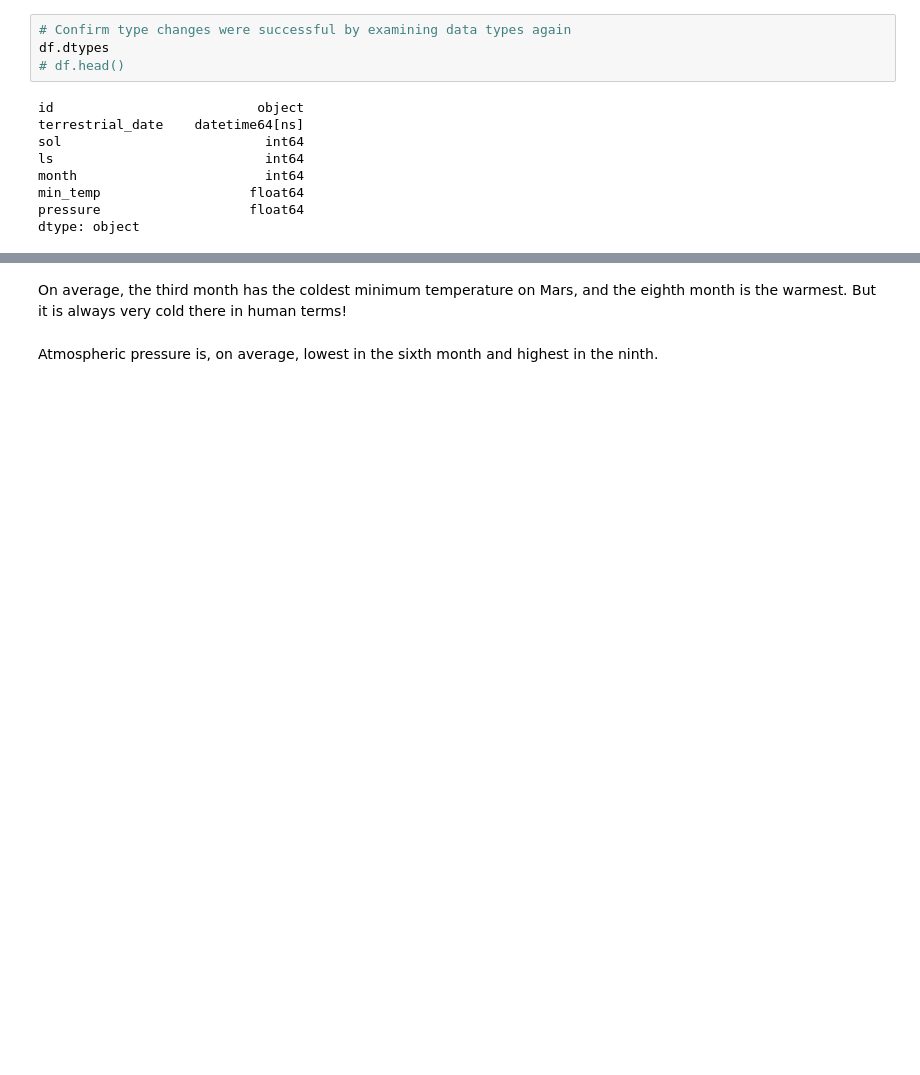
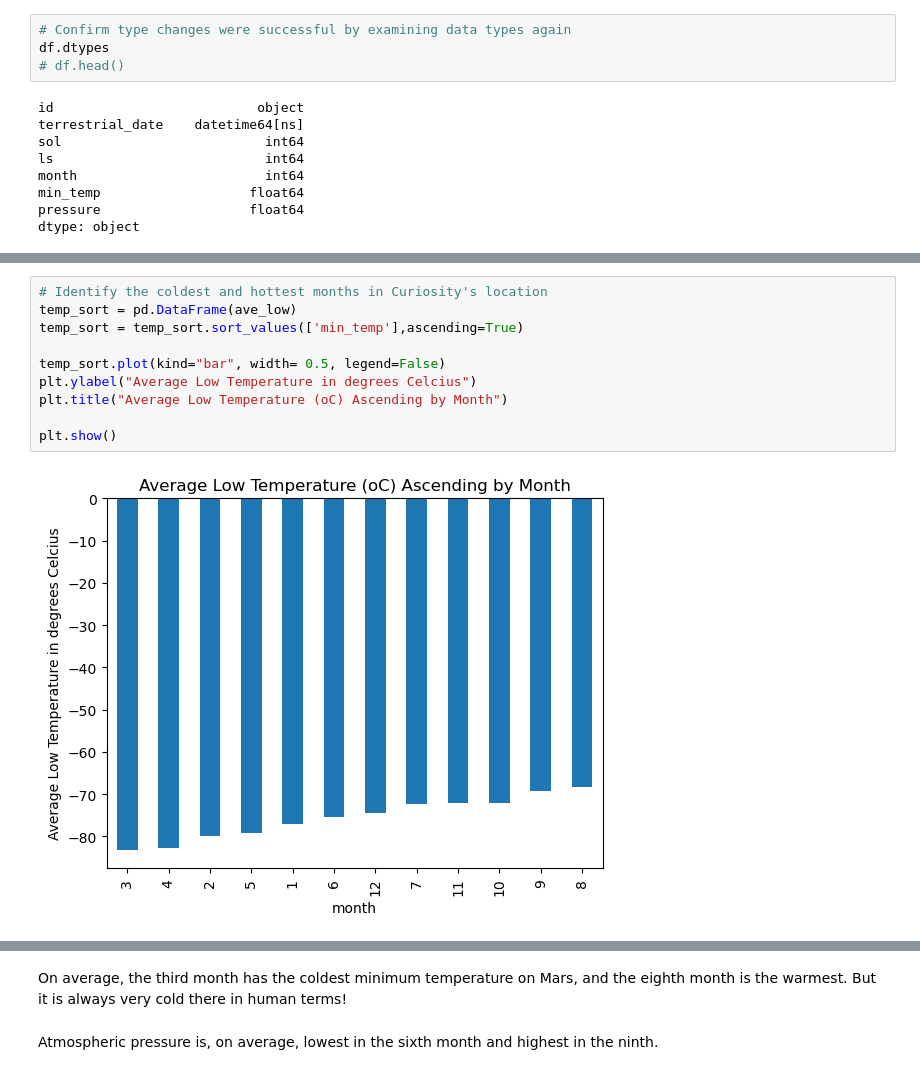
Before and after one commit to AleidvdZ/scraping_mars_challenge, a Jupyter notebook: part_2_mars_weather.ipynb, the cells around one changed output, grey strips where cells are left out. Drawn from its saved outputs; the diff is of its cells as text; blank space fills up the shorter version.

```diff
--- a/part_2_mars_weather.ipynb
+++ b/part_2_mars_weather.ipynb
@@ -187,2 +191,14 @@ Name: min_temp, dtype: float64
+# %%
+# Identify the coldest and hottest months in Curiosity's location
+temp_sort = pd.DataFrame(ave_low)
+temp_sort = temp_sort.sort_values(['min_temp'],ascending=True)
+
+temp_sort.plot(kind="bar", width= 0.5, legend=False)
+plt.ylabel("Average Low Temperature in degrees Celcius")
+plt.title("Average Low Temperature (oC) Ascending by Month")
+
+plt.show()
+# %% [output]
+[figure, added]
 # %%
 # 4. Average pressure by Martian month
```
Also changed, not shown: parts of 15 cells of this notebook, 1 other file.
